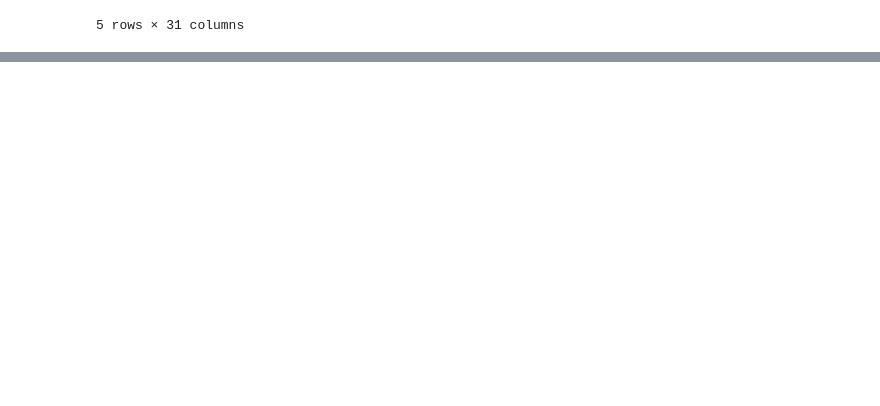
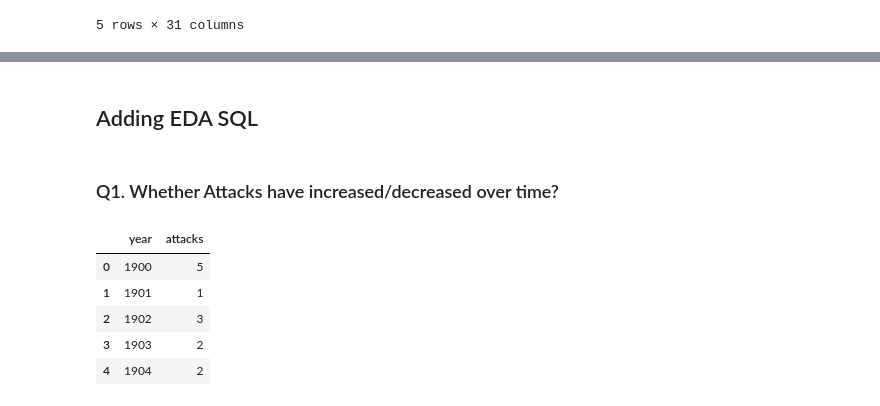
Before and after one commit to AIDecisions/project-3-group-2, a Jupyter notebook: eda/eda_carlos.ipynb, the cells around one changed output, grey strips where cells are left out. Drawn from its saved outputs; the diff is of its cells as text; code cells hidden in the pictures; blank space fills up the shorter version.

```diff
--- a/eda/eda_carlos.ipynb
+++ b/eda/eda_carlos.ipynb
@@ -49,0 +52,27 @@ df.head()
+# %% [markdown]
+## Adding EDA SQL
+# %% [markdown]
+### Q1. Whether Attacks have increased/decreased over time?
+# %%
+animal_type_param = 'shark'
+sex_param = 'M'
+
+query = f"""
+        SELECT cast(year as int) as year, count(year) as attacks
+        FROM combined_attacks
+        WHERE year <> 'NaN'
+        AND animal_type = '{animal_type_param}'
+        AND sex = '{sex_param}'
+        GROUP BY year
+        ORDER BY year;
+        """
+
+df = pd.read_sql(query, conn)
+df.head()
+# %% [output]
+|  | year | attacks |
+| 0 | 1900 | 5 |
+| 1 | 1901 | 1 |
+| 2 | 1902 | 3 |
+| 3 | 1903 | 2 |
+| 4 | 1904 | 2 |
```
Also changed, not shown: parts of 7 cells of this notebook, 8 other files.
